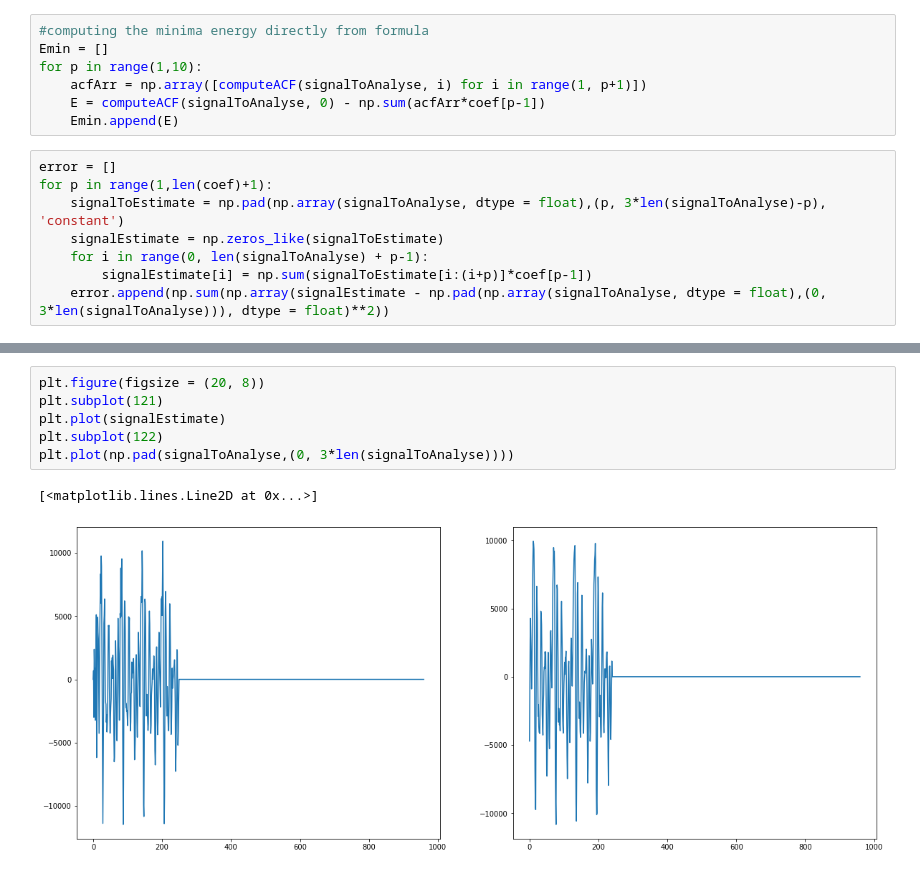
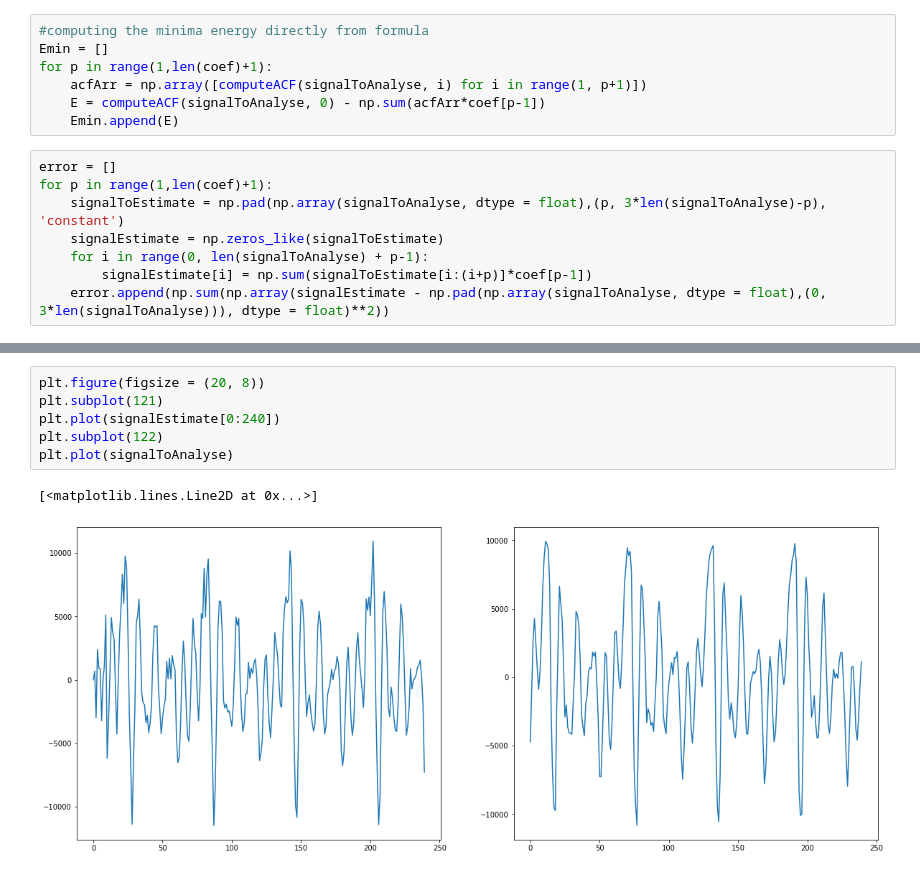
Before and after one commit to Rohit01-zoey/EE679, a Jupyter notebook: CompAssg2/Code.ipynb, the cells around one changed output, grey strips where cells are left out. Drawn from its saved outputs; the diff is of its cells as text.

```diff
--- a/CompAssg2/Code.ipynb
+++ b/CompAssg2/Code.ipynb
@@ -165,7 +170,7 @@ Order 10 coefficients verified and correct...proceed
 # %%
 #computing the minima energy directly from formula
 Emin = []
-for p in range(1,10):
+for p in range(1,len(coef)+1):
     acfArr = np.array([computeACF(signalToAnalyse, i) for i in range(1, p+1)])
     E = computeACF(signalToAnalyse, 0) - np.sum(acfArr*coef[p-1])
     Emin.append(E)
@@ -185,9 +185,9 @@ plt.plot(error, 'o')
 # %%
 plt.figure(figsize = (20, 8))
 plt.subplot(121)
-plt.plot(signalEstimate)
+plt.plot(signalEstimate[0:240])
 plt.subplot(122)
-plt.plot(np.pad(signalToAnalyse,(0, 3*len(signalToAnalyse))))
+plt.plot(signalToAnalyse)
 # %% [output]
 [<matplotlib.lines.Line2D at 0x...>]
-[figure, old version]
+[figure, new version]
```
Also changed, not shown: parts of 23 cells of this notebook.
